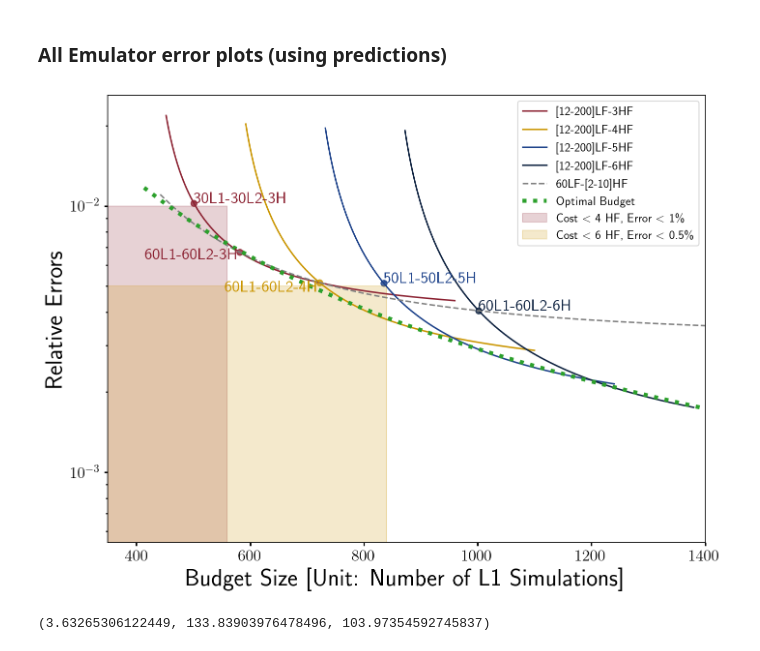
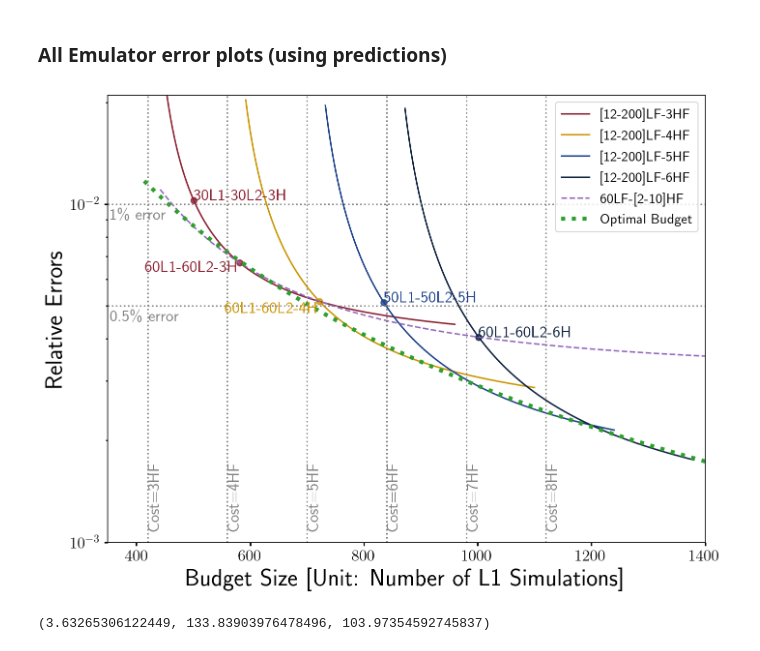
Before and after one commit to jibanCat/matter_emu_mfbox, a Jupyter notebook: notebooks/Infer dGMGP Emulation errors using LF and HF points.ipynb, the cells around one changed output. Saved outputs shown, nothing was run; the diff lists cells and outputs as text; code cells hidden in the pictures.

Commit message:
2023.05.14 : change the budget plot

```diff
--- a/notebooks/Infer dGMGP Emulation errors using LF and HF points.ipynb
+++ b/notebooks/Infer dGMGP Emulation errors using LF and HF points.ipynb
@@ -637,7 +703,7 @@ for i, _n_lf in enumerate(all_selected_lfs):
 
     ax.plot(
         _n_lf * cost_lf + _n_hf * cost_hf, _y_pred_hf,
-        color="grey",
+        color="tab:purple",
         label="{}LF-[{}-{}]HF".format(_n_lf, int(_n_hf.min()), int(_n_hf.max())),
         ls="--",
     )
@@ -746,54 +812,80 @@ for i, (_i_lf, _i_hf) in enumerate(_selected_points):
         ax.text(
             _i_lf * cost_lf + _i_hf * cost_hf,
             _y_i_pred,
             "{}L1-{}L2-{}H".format(_i_lf, _i_lf, _i_hf),
             color=colors[i],
         )
 
     # addition point
     if i == 0:
         # 60-3
         _i_lf, _i_hf = 60, 3
         _y_i_pred = budget_size_fn(_i_lf, _i_hf, theta_median, rho1_median, rho2_median, nu1_median, nu2_median, nu0_median)
         ax.scatter(_i_lf * cost_lf + _i_hf * cost_hf, _y_i_pred, color=colors[i], alpha=0.8)
         # Well, not a clean solution
         ax.text(
             _i_lf * cost_lf + _i_hf * cost_hf - cost_hf - cost_lf * 10,
             _y_i_pred                         - 4e-4,
             "{}L1-{}L2-{}H".format(_i_lf, _i_lf, _i_hf),
             color=colors[i],
         )
 
 
 
-# Regime with < 1% error and low cost
-ax.fill_between(
-    np.linspace(0, 4 * cost_hf), y1=0.01, alpha=0.2, color=colors[0],
-    label="Cost $<$ 4 HF, Error $<$ 1\%"
-)
-ax.fill_between(
-    np.linspace(0, 6 * cost_hf), y1=0.005, alpha=0.2, color=colors[1],
-    label="Cost $<$ 6 HF, Error $<$ 0.5\%"
-)
+# # Regime with < 1% error and low cost
+# ax.fill_between(
+#     np.linspace(0, 4 * cost_hf), y1=0.01, alpha=0.2, color=colors[0],
+#     label="Cost $<$ 4 HF, Error $<$ 1\%"
+# )
+# ax.fill_between(
+#     np.linspace(0, 6 * cost_hf), y1=0.005, alpha=0.2, color=colors[1],
+#     label="Cost $<$ 6 HF, Error $<$ 0.5\%"
+# )
+# Use gray-dashed lines instead of rectangles
+ymin, ymax = 1e-3, 2.1e-2
+## vertical lines ##
+_vlost = [3 * cost_hf, 4 * cost_hf, 5 * cost_hf, 6 * cost_hf, 7 * cost_hf, 8 * cost_hf]
+ax.vlines(
+    _vlost,
+    ymin, ymax, color="gray", ls="dotted",
+    )
+# string names
+for i,_vx in enumerate(_vlost):
+    ax.text(
+        _vx,
+        ymin*1.1,
+        "Cost={}HF".format(i + 3),
+        color="gray",
+        rotation="vertical",
+        )
+## horizontal lines ##
+_hlost = [1e-2, 5e-3]
+xmin, xmax = 350, 1400
+ax.hlines(
+    _hlost,
+    xmin, xmax,
+    color="gray",
+    ls="dotted",
+    )
+# string names
+for s,_vy in zip(["1\%", "0.5\%"], _hlost):
+    ax.text(
+        xmin * 1.01,
+        _vy*0.9,
+        r"{} error".format(s),
+        color="gray",
+        )
 
-
-# Label some selected emulators
-# for i,(x,y) in enumerate(zip(n_lf + n_hf * cost, y_true)):
-#     # if i < 40:
-#     #     plt.text(x, y, i)
-#     if i in [0, 3, 8, 26]:
-#         plt.text(x, y, "{}LF+{}HF".format(int(n_lf[i]), int(n_hf[i])))
-
-ax.set_xlim(350, 1400)
-# ax.set_ylim(1e-3, 1e-1)
-ax.legend(loc="upper right", fontsize=12)
+ax.set_xlim(xmin, xmax)
+ax.set_ylim(ymin, ymax)
+ax.legend(loc="upper right", fontsize=14)
 
 plt.xlabel("Budget Size [Unit: Number of L1 Simulations]")
 plt.ylabel("Relative Errors")
 
 fig.savefig("../../../Latex/mf_boxsize_paper/images/budget_all_predicted_costs_dgmgp.pdf", bbox_inches='tight', pad_inches=0.075)
 # %% [output]
-[figure, old version]
+[figure, new version]
 # %%
 i = 10
 _n_hf[i], _n_l1[i], _n_l2[i]
```
Also changed, not shown: parts of 7 cells of this notebook.
